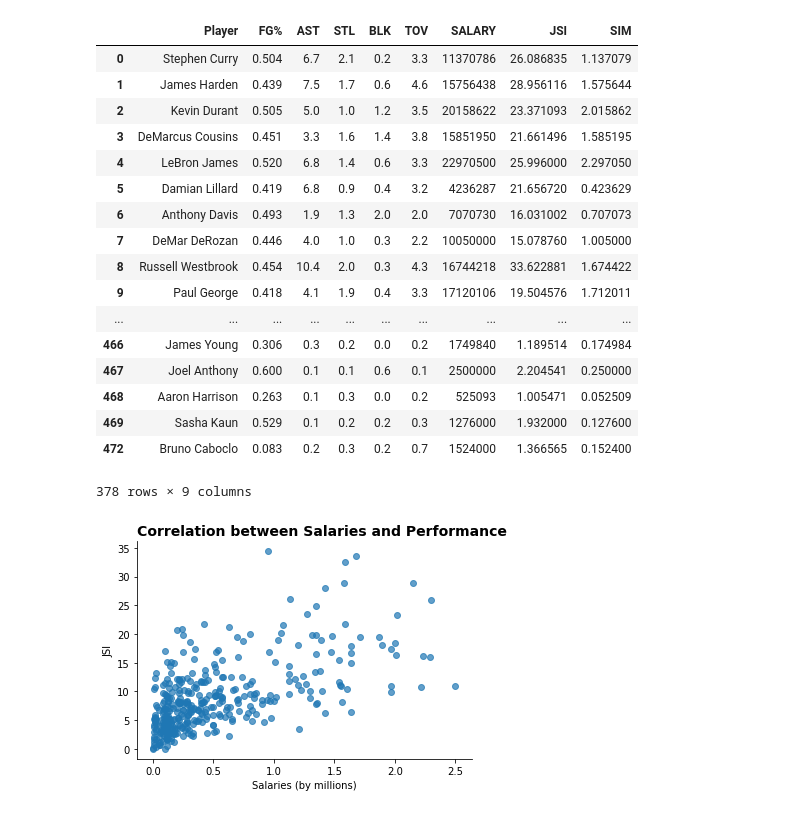
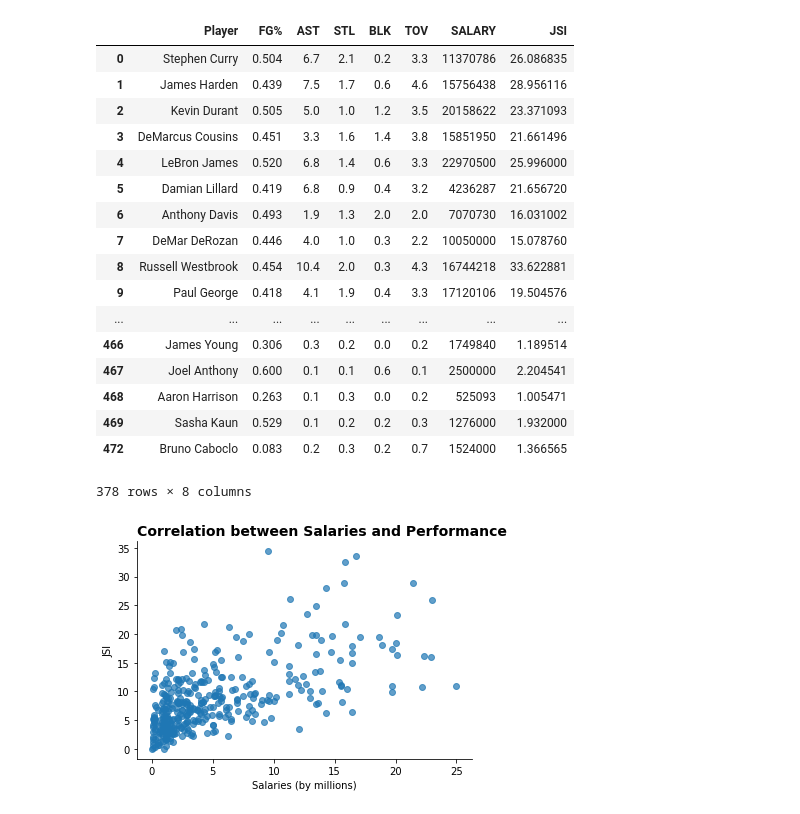
Before and after one commit to alim2022/NBA_Salr_Bask, a Jupyter notebook: DataAnalysis.ipynb, the cells around one changed output. Drawn from its saved outputs; the diff is of its cells as text; code cells hidden in the pictures.

Commit message:
Finalized(?) Scatter Plot

```diff
--- a/DataAnalysis.ipynb
+++ b/DataAnalysis.ipynb
@@ -18,42 +18,42 @@ Newdf["SALARY"] = Newdf["SALARY"].str.replace(',', '')
 # %%
 Newdf["JSI"] = np.sqrt(10*Newdf["FG%"]) * ( 0.8*Newdf["AST"] + Newdf["STL"] + Newdf["BLK"] + 1.2 * Newdf["TOV"])
 # %%
-Newdf["SIM"] = (pd.to_numeric(Newdf["SALARY"]))*0.0000001
+SIM = (pd.to_numeric(Newdf["SALARY"]))*0.000001
 # %%
 Newdf
 # %% [output]
-|  | Player | FG% | AST | STL | BLK | TOV | SALARY | JSI | SIM |
-| 0 | Stephen Curry | 0.504 | 6.7 | 2.1 | 0.2 | 3.3 | 11370786 | 26.086835 | 1.137079 |
-| 1 | James Harden | 0.439 | 7.5 | 1.7 | 0.6 | 4.6 | 15756438 | 28.956116 | 1.575644 |
-| 2 | Kevin Durant | 0.505 | 5.0 | 1.0 | 1.2 | 3.5 | 20158622 | 23.371093 | 2.015862 |
-| 3 | DeMarcus Cousins | 0.451 | 3.3 | 1.6 | 1.4 | 3.8 | 15851950 | 21.661496 | 1.585195 |
-| 4 | LeBron James | 0.520 | 6.8 | 1.4 | 0.6 | 3.3 | 22970500 | 25.996000 | 2.297050 |
-| 5 | Damian Lillard | 0.419 | 6.8 | 0.9 | 0.4 | 3.2 | 4236287 | 21.656720 | 0.423629 |
-| 6 | Anthony Davis | 0.493 | 1.9 | 1.3 | 2.0 | 2.0 | 7070730 | 16.031002 | 0.707073 |
-| 7 | DeMar DeRozan | 0.446 | 4.0 | 1.0 | 0.3 | 2.2 | 10050000 | 15.078760 | 1.005000 |
-| 8 | Russell Westbrook | 0.454 | 10.4 | 2.0 | 0.3 | 4.3 | 16744218 | 33.622881 | 1.674422 |
-| 9 | Paul George | 0.418 | 4.1 | 1.9 | 0.4 | 3.3 | 17120106 | 19.504576 | 1.712011 |
-| ... | ... | ... | ... | ... | ... | ... | ... | ... | ... |
-| 466 | James Young | 0.306 | 0.3 | 0.2 | 0.0 | 0.2 | 1749840 | 1.189514 | 0.174984 |
-| 467 | Joel Anthony | 0.600 | 0.1 | 0.1 | 0.6 | 0.1 | 2500000 | 2.204541 | 0.250000 |
-| 468 | Aaron Harrison | 0.263 | 0.1 | 0.3 | 0.0 | 0.2 | 525093 | 1.005471 | 0.052509 |
-| 469 | Sasha Kaun | 0.529 | 0.1 | 0.2 | 0.2 | 0.3 | 1276000 | 1.932000 | 0.127600 |
-| 472 | Bruno Caboclo | 0.083 | 0.2 | 0.3 | 0.2 | 0.7 | 1524000 | 1.366565 | 0.152400 |
+|  | Player | FG% | AST | STL | BLK | TOV | SALARY | JSI |
+| 0 | Stephen Curry | 0.504 | 6.7 | 2.1 | 0.2 | 3.3 | 11370786 | 26.086835 |
+| 1 | James Harden | 0.439 | 7.5 | 1.7 | 0.6 | 4.6 | 15756438 | 28.956116 |
+| 2 | Kevin Durant | 0.505 | 5.0 | 1.0 | 1.2 | 3.5 | 20158622 | 23.371093 |
+| 3 | DeMarcus Cousins | 0.451 | 3.3 | 1.6 | 1.4 | 3.8 | 15851950 | 21.661496 |
+| 4 | LeBron James | 0.520 | 6.8 | 1.4 | 0.6 | 3.3 | 22970500 | 25.996000 |
+| 5 | Damian Lillard | 0.419 | 6.8 | 0.9 | 0.4 | 3.2 | 4236287 | 21.656720 |
+| 6 | Anthony Davis | 0.493 | 1.9 | 1.3 | 2.0 | 2.0 | 7070730 | 16.031002 |
+| 7 | DeMar DeRozan | 0.446 | 4.0 | 1.0 | 0.3 | 2.2 | 10050000 | 15.078760 |
+| 8 | Russell Westbrook | 0.454 | 10.4 | 2.0 | 0.3 | 4.3 | 16744218 | 33.622881 |
+| 9 | Paul George | 0.418 | 4.1 | 1.9 | 0.4 | 3.3 | 17120106 | 19.504576 |
+| ... | ... | ... | ... | ... | ... | ... | ... | ... |
+| 466 | James Young | 0.306 | 0.3 | 0.2 | 0.0 | 0.2 | 1749840 | 1.189514 |
+| 467 | Joel Anthony | 0.600 | 0.1 | 0.1 | 0.6 | 0.1 | 2500000 | 2.204541 |
+| 468 | Aaron Harrison | 0.263 | 0.1 | 0.3 | 0.0 | 0.2 | 525093 | 1.005471 |
+| 469 | Sasha Kaun | 0.529 | 0.1 | 0.2 | 0.2 | 0.3 | 1276000 | 1.932000 |
+| 472 | Bruno Caboclo | 0.083 | 0.2 | 0.3 | 0.2 | 0.7 | 1524000 | 1.366565 |
-378 rows × 9 columns
+378 rows × 8 columns
 # %%
 fig, ax = plt.subplots()
 
-ax.scatter(Newdf["SIM"], Newdf["JSI"],
+ax.scatter(SIM, Newdf["JSI"],
             alpha= 0.70)
 
 ax.set_title('Correlation between Salaries and Performance', loc='left', fontsize=14, fontweight = "bold")
 
 ax.set_xlabel("Salaries (by millions)")
 ax.set_ylabel("JSI")
 
 ax.spines["right"].set_visible(False)
 ax.spines["top"].set_visible(False)
 
 plt.show()
 # %% [output]
-[figure, old version]
+[figure, new version]
```
Also changed, not shown: parts of 1 cell of this notebook.
